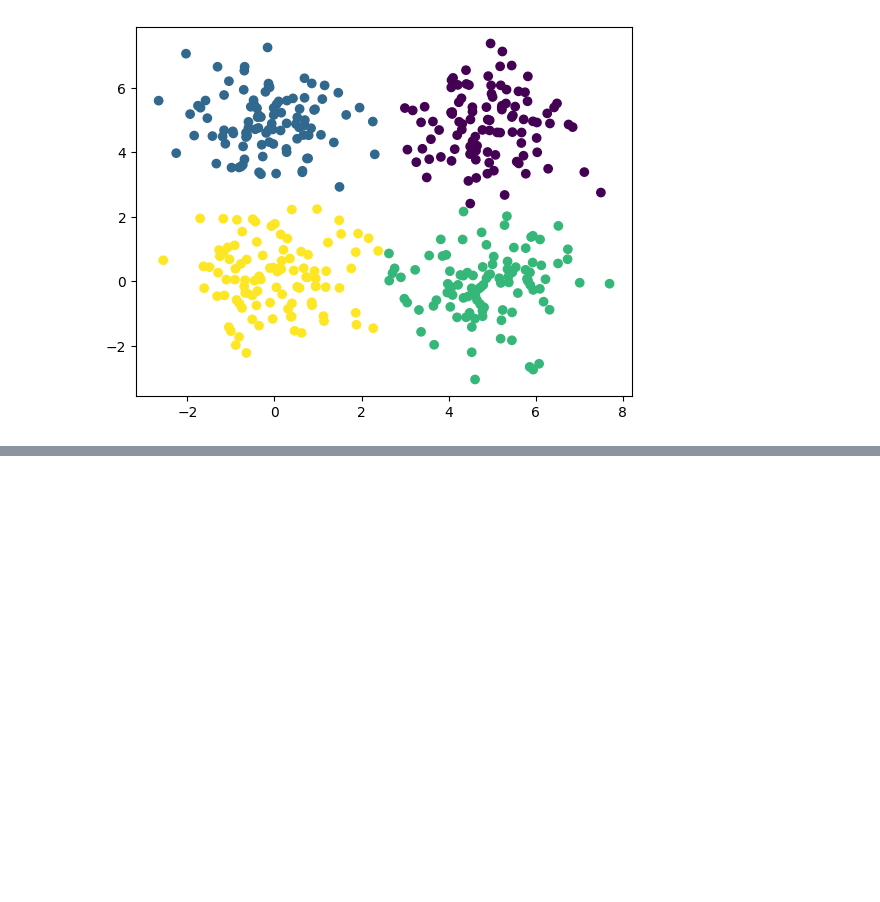
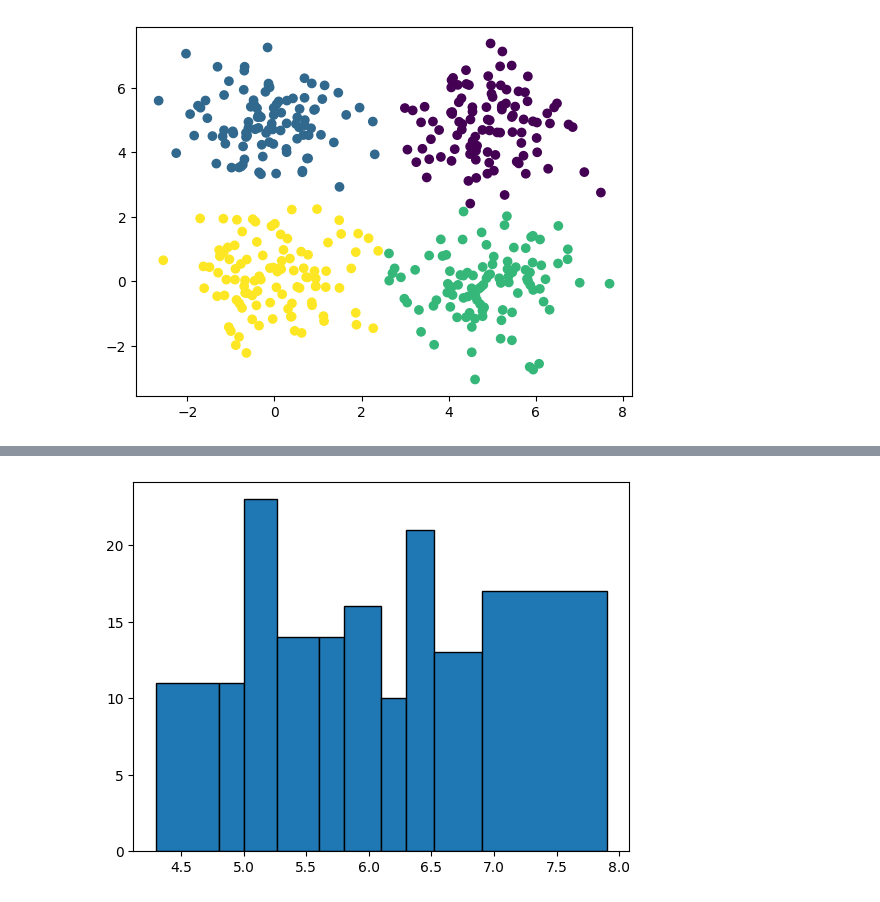
Before and after one commit to asdfrt159/DataScientist, a Jupyter notebook: Preprocessing/preprocess.ipynb, the cells around one changed output, grey strips where cells are left out. Cells and saved outputs as stored; diff of their text form; code cells hidden in the pictures; blank space fills up the shorter version.

```diff
--- a/Preprocessing/preprocess.ipynb
+++ b/Preprocessing/preprocess.ipynb
@@ -1189,0 +1211,6 @@ plt.show()
+# %%
+bins = np.quantile(x, np.linspace(0,1,11))
+plt.hist(x, bins = bins, edgecolor = 'black')
+plt.show()
+# %% [output]
+[figure, added]
```
Also changed, not shown: parts of 30 cells of this notebook, 1 other file.
